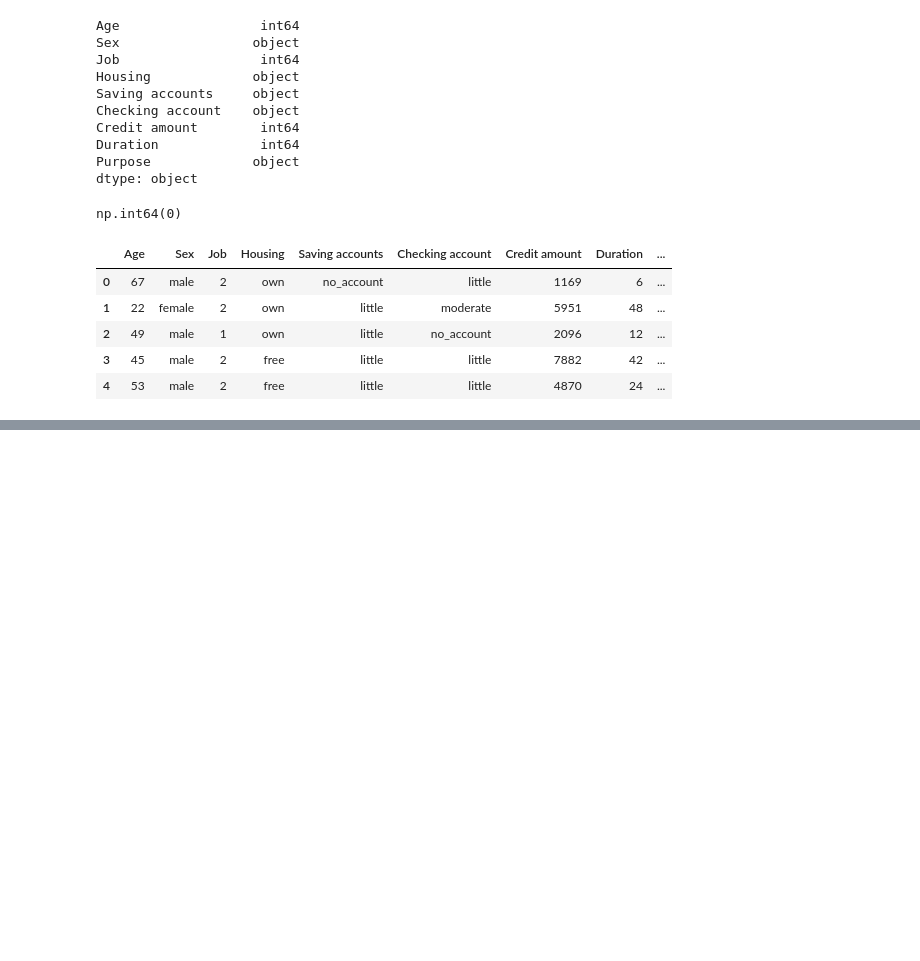
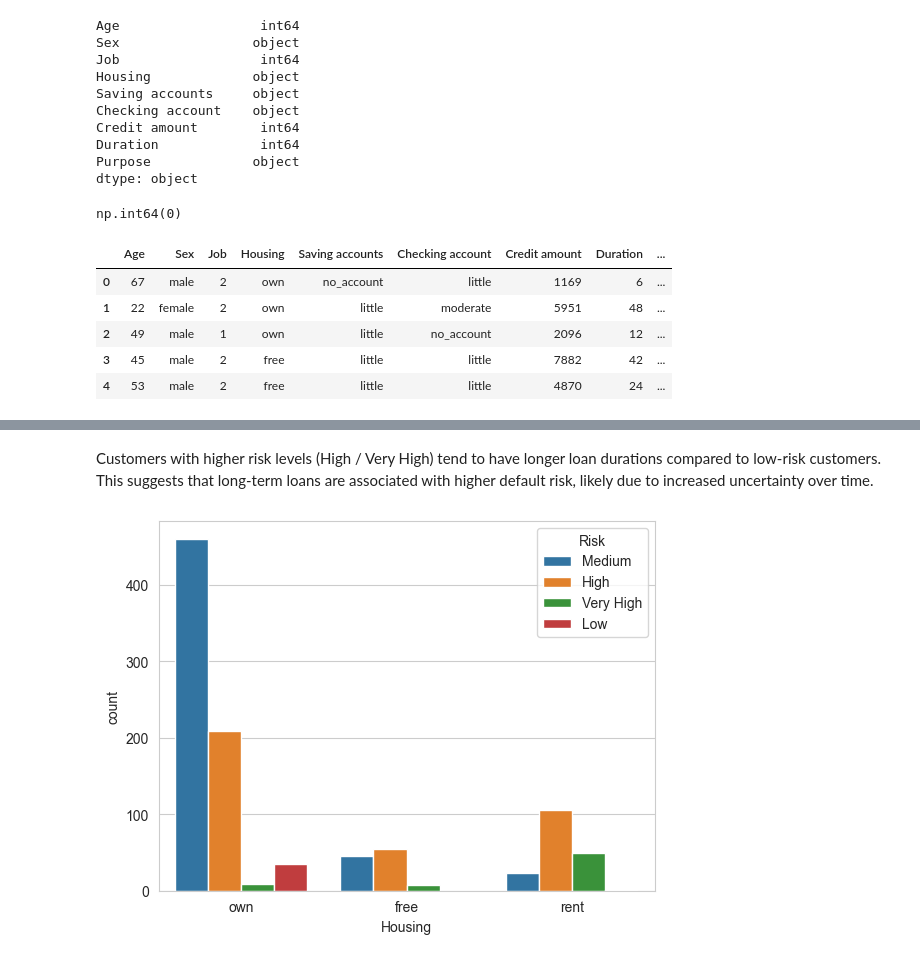
Before and after one commit to ALPHAclose/credit-risk-scoring, a Jupyter notebook: notebooks/01_eda.ipynb, the cells around one changed output, grey strips where cells are left out. Cells and saved outputs as stored; diff of their text form; code cells hidden in the pictures; blank space fills up the shorter version.

```diff
--- a/notebooks/01_eda.ipynb
+++ b/notebooks/01_eda.ipynb
@@ -106,0 +208,8 @@ df.to_csv("../data/processed/cleaned_data.csv", index=False)
+# %% [markdown]
+Customers with higher risk levels (High / Very High) tend to have longer loan durations compared to low-risk customers.
+This suggests that long-term loans are associated with higher default risk, likely due to increased uncertainty over time.
+# %%
+sns.countplot(x='Housing', hue='Risk', data=df)
+plt.show()
+# %% [output]
+[figure, added]
```
Also changed, not shown: parts of 9 cells of this notebook.
